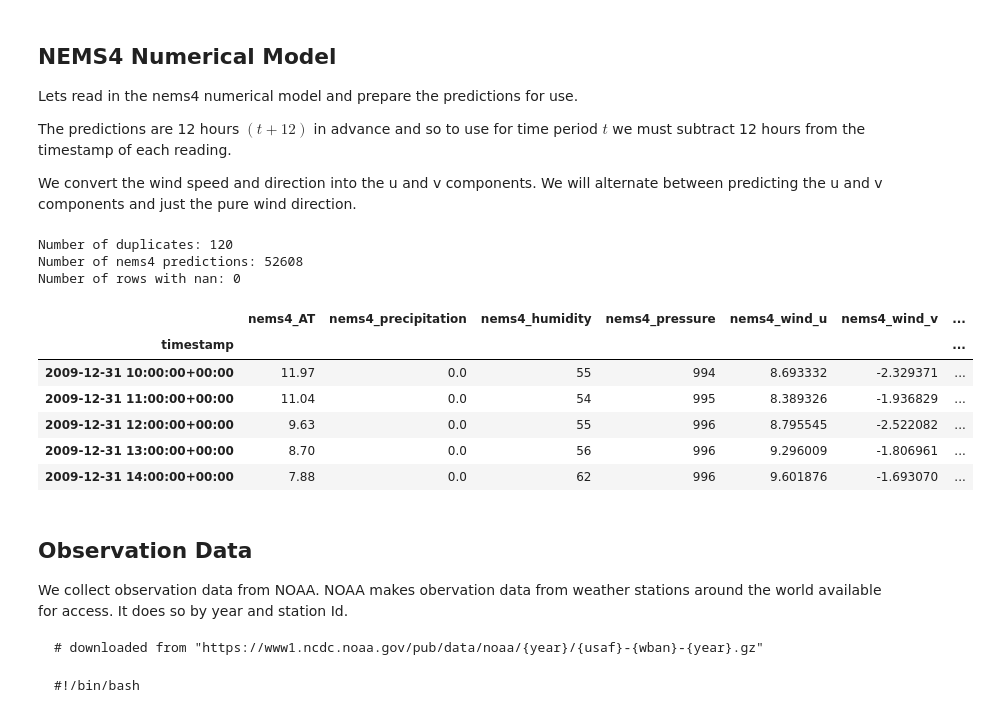
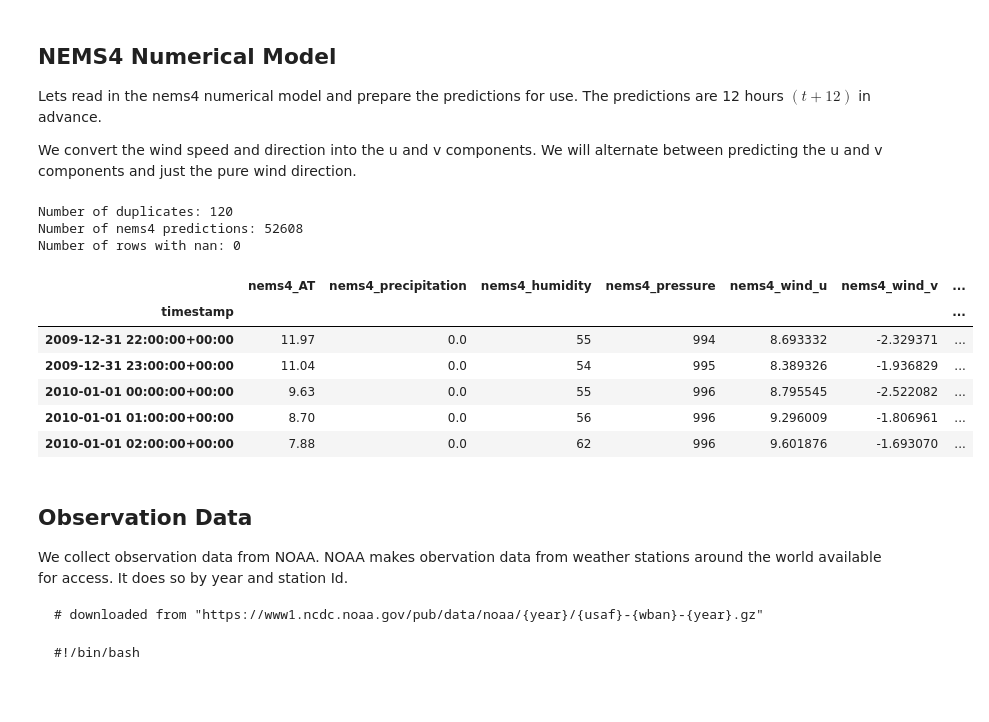
Before and after one commit to willfleury/wind-forecasting, a Jupyter notebook: Weather Data Analysis.ipynb, the cells around one changed output. Drawn from its saved outputs; the diff is of its cells as text; code cells hidden in the pictures.

```diff
--- a/Weather Data Analysis.ipynb
+++ b/Weather Data Analysis.ipynb
@@ -5,9 +5,7 @@ import seaborn as sns
 sns.set_color_codes()
 # %% [markdown]
 ## NEMS4 Numerical Model
-Lets read in the nems4 numerical model and prepare the predictions for use.
-
-The predictions are 12 hours $(t+12)$ in advance and so to use for time period $t$ we must subtract 12 hours from the timestamp of each reading.
+Lets read in the nems4 numerical model and prepare the predictions for use. The predictions are 12 hours $(t+12)$ in advance.
 
 We convert the wind speed and direction into the u and v components. We will alternate between predicting the u and v components and just the pure wind direction.
 # %%
@@ -29,8 +27,6 @@ def read_nems4(years, prediction_hours=12):
     readings.index.name = 'timestamp'
 
     readings.index = pd.to_datetime(readings.index)
-     # shift dataset back 12 hours as its a the value is the prediction for the given timestmap 12 hours previously
-    readings.index -= pd.Timedelta(hours=12)
     # CEST to UTC
     readings.index -= pd.Timedelta(hours=2)
     readings.index.tz = 'UTC'
@@ -46,38 +42,38 @@ nems4['wind_u'] = -nems4.windspeed * np.sin(np.radians(nems4.winddirection))
 nems4['wind_v'] = -nems4.windspeed * np.cos(np.radians(nems4.winddirection))
 
 nems4 = nems4[['temperature', 'precipitation',
                'relativehumidity', 'sealevelpressure',
                'wind_u', 'wind_v', 'windspeed']]
 
 
 nems4 = nems4.rename(columns={
     'windspeed': 'nems4_wind_speed',
     'temperature': 'nems4_AT',
     'precipitation': 'nems4_precipitation',
     'relativehumidity': 'nems4_humidity',
     'sealevelpressure': 'nems4_pressure',
     'wind_u': 'nems4_wind_u',
     'wind_v': 'nems4_wind_v'})
 
 # drop duplicates
 print("Number of duplicates: {}".format(len(nems4.index.get_duplicates())))
 nems4 = nems4[~nems4.index.duplicated(keep='first')]
 
 print("Number of nems4 predictions: {}".format(len(nems4)))
 print("Number of rows with nan: {}".format(np.count_nonzero(nems4.isnull())))
 
 nems4.head()
 # %% [output]
 Number of duplicates: 120
 Number of nems4 predictions: 52608
 Number of rows with nan: 0
 |  | nems4_AT | nems4_precipitation | nems4_humidity | nems4_pressure | nems4_wind_u | nems4_wind_v | ... |
 | timestamp |  |  |  |  |  |  | ... |
-| 2009-12-31 10:00:00+00:00 | 11.97 | 0.0 | 55 | 994 | 8.693332 | -2.329371 | ... |
-| 2009-12-31 11:00:00+00:00 | 11.04 | 0.0 | 54 | 995 | 8.389326 | -1.936829 | ... |
-| 2009-12-31 12:00:00+00:00 | 9.63 | 0.0 | 55 | 996 | 8.795545 | -2.522082 | ... |
-| 2009-12-31 13:00:00+00:00 | 8.70 | 0.0 | 56 | 996 | 9.296009 | -1.806961 | ... |
-| 2009-12-31 14:00:00+00:00 | 7.88 | 0.0 | 62 | 996 | 9.601876 | -1.693070 | ... |
+| 2009-12-31 22:00:00+00:00 | 11.97 | 0.0 | 55 | 994 | 8.693332 | -2.329371 | ... |
+| 2009-12-31 23:00:00+00:00 | 11.04 | 0.0 | 54 | 995 | 8.389326 | -1.936829 | ... |
+| 2010-01-01 00:00:00+00:00 | 9.63 | 0.0 | 55 | 996 | 8.795545 | -2.522082 | ... |
+| 2010-01-01 01:00:00+00:00 | 8.70 | 0.0 | 56 | 996 | 9.296009 | -1.806961 | ... |
+| 2010-01-01 02:00:00+00:00 | 7.88 | 0.0 | 62 | 996 | 9.601876 | -1.693070 | ... |
 # %% [markdown]
 ## Observation Data
 We collect observation data from NOAA. NOAA makes obervation data from weather stations around the world available for access. It does so by year and station Id.
```
Also changed, not shown: parts of 12 cells of this notebook, 1 other file.
